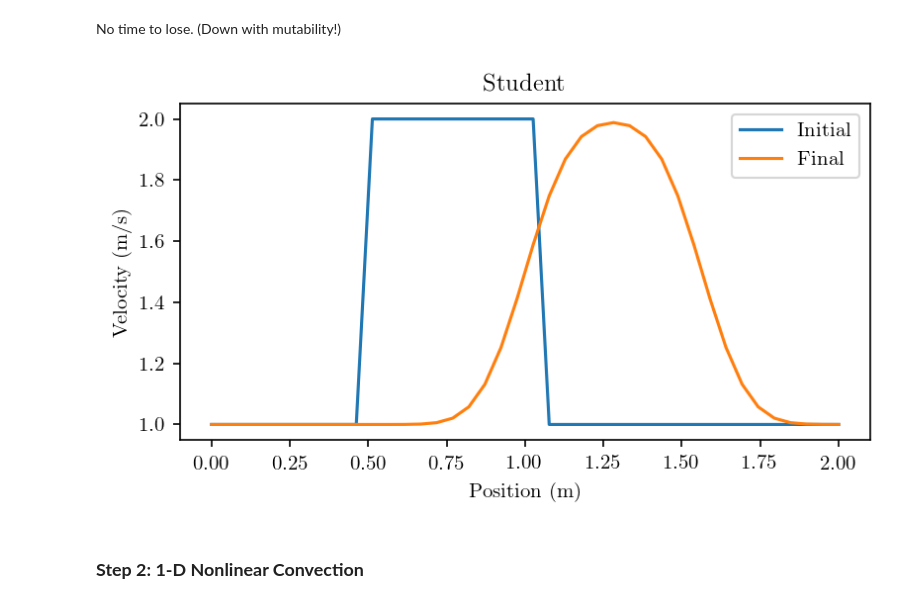
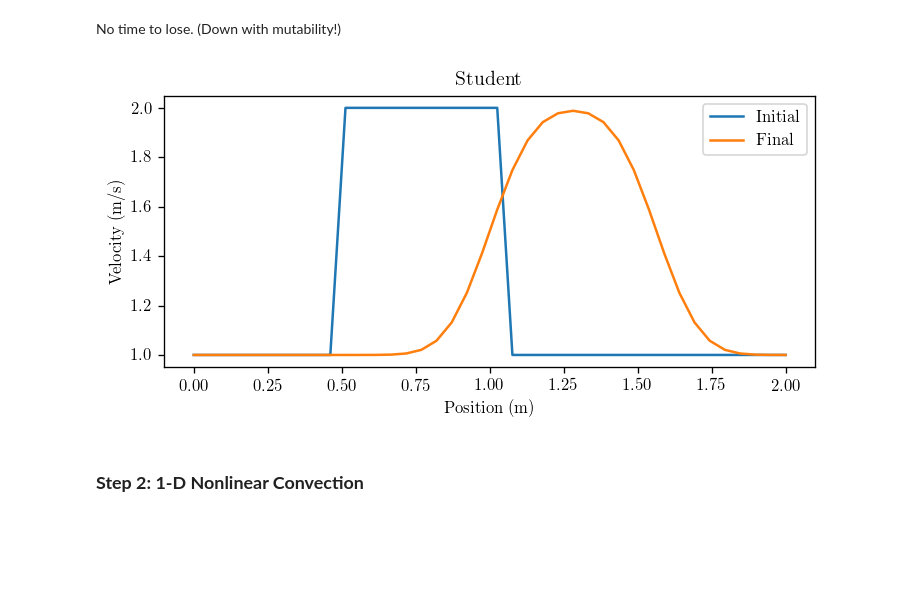
Before and after one commit to GodotMisogi/CFDCodes, a Jupyter notebook: CFDPython.ipynb, the cells around one changed output. Cells and saved outputs as stored; diff of their text form; code cells hidden in the pictures; blank space fills up the shorter version.

```diff
--- a/CFDPython.ipynb
+++ b/CFDPython.ipynb
@@ -60,29 +60,29 @@ No time to lose. (Down with mutability!)
 # %%
 def linearConvection(nx):
     dx = 2.0/nx
     nt = 21
     dt = 0.025
     c = 1
 
     x = numpy.linspace(0,2,nx)
     u = numpy.ones((nt,nx))
     u[0][int (.5/dx): int(1/dx +1)] = 2.0
 
     for n in range(nt-1):
         for i in range(1,nx):
             u[n+1][i] = u[n][i] - c*dt/dx*(u[n][i] - u[n][i-1])
 
-    pyplot.figure(1,figsize=(6,3), dpi=150)
+    pyplot.figure(1,figsize=(7,3), dpi=120)
     pyplot.title('Student')
     pyplot.plot(x, u[0], label='Initial')
     pyplot.plot(x, u[nt-1], label='Final')
     pyplot.xlabel('Position (m)')
     pyplot.ylabel('Velocity (m/s)')
     pyplot.legend()
 
 linearConvection(40)
 # %% [output]
-[figure, old version]
+[figure, new version]
 # %% [markdown]
 ### **Step 2: 1-D Nonlinear Convection**
 # %% [markdown]
```
Also changed, not shown: parts of 9 cells of this notebook, 1 other file.
